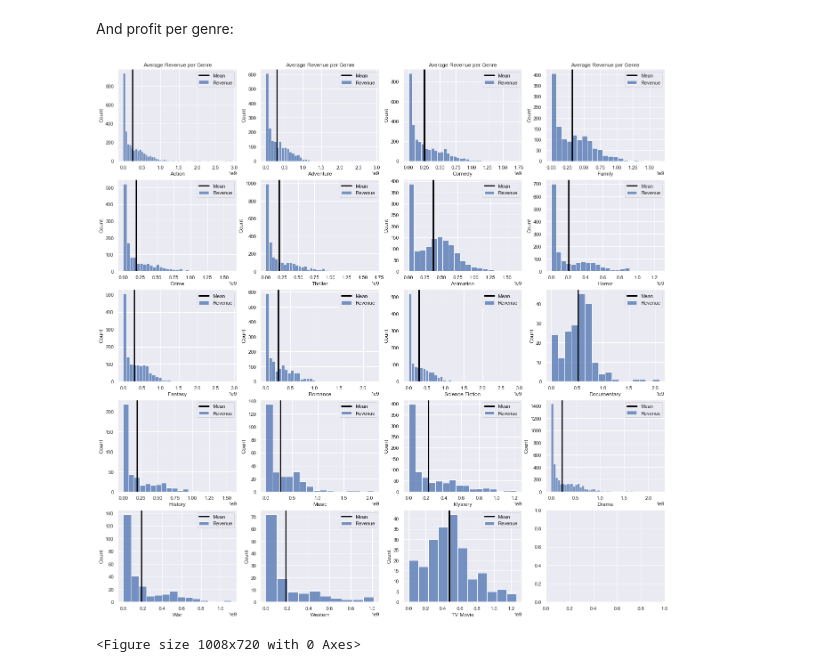
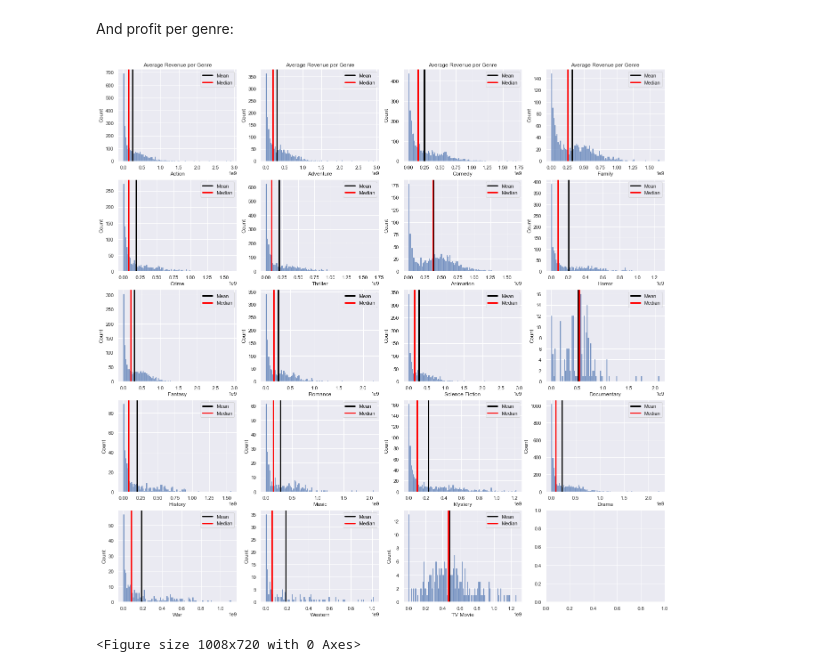
Before and after one commit to Reynch/dsc-phase-2-project-v3, a Jupyter notebook: Rachel.ipynb, the cells around one changed output. Drawn from its saved outputs; the diff is of its cells as text; code cells hidden in the pictures.

```diff
--- a/Rachel.ipynb
+++ b/Rachel.ipynb
@@ -424,25 +424,29 @@ And profit per genre:
 # %%
 sns.set_theme(context='notebook', style='darkgrid', palette='deep', font='sans-serif',
               font_scale=1, color_codes=True, rc=None)
 
 fig, axs = plt.subplots(5, 4, figsize=(22, 22))
 y = 0
 x = 0
 
 for genre in genre_list:
-    sns.histplot(imdb_movies[imdb_movies[genre] == True]['revenue'], ax = axs[math.floor(x),y%4])
+    sns.histplot(imdb_movies[imdb_movies[genre] == True]['revenue'], ax = axs[math.floor(x),y%4], bins=int(np.sqrt(len(imdb_movies[genre]))))
     axs[math.floor(x),y%4].set_xlabel(genre)
     axs[math.floor(x),y%4].axvline(x = imdb_movies[imdb_movies[genre] == True]['revenue'].mean(), color = 'black', lw = 3)
+    axs[math.floor(x),y%4].axvline(x = imdb_movies[imdb_movies[genre] == True]['revenue'].median(), color = 'red', lw = 3)
 
-    labels = ['Mean', 'Revenue']
+    labels = ['Mean', 'Median']
     axs[math.floor(x),y%4].legend(labels)
 
     if math.floor(x) == 0:
         axs[math.floor(x),y%4].set_title('Average Revenue per Genre')
     y += 1
     x += .25
+
+
+    # compare to median, how many movies make a profit vs ones that dont
 # %% [output]
-[figure, old version]
+[figure, new version]
 # %%
 # sns.set_theme(context='notebook', style='darkgrid', palette='deep', font='sans-serif',
 #               font_scale=1, color_codes=True, rc=None)
```
Also changed, not shown: parts of 36 cells of this notebook, 1 other file.
